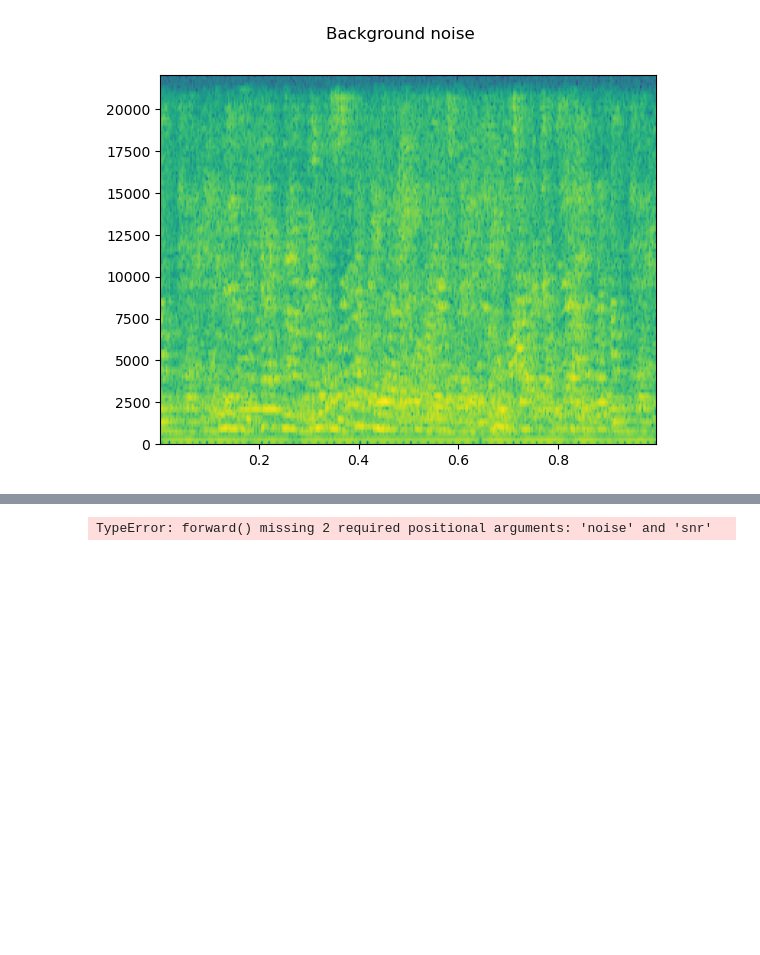
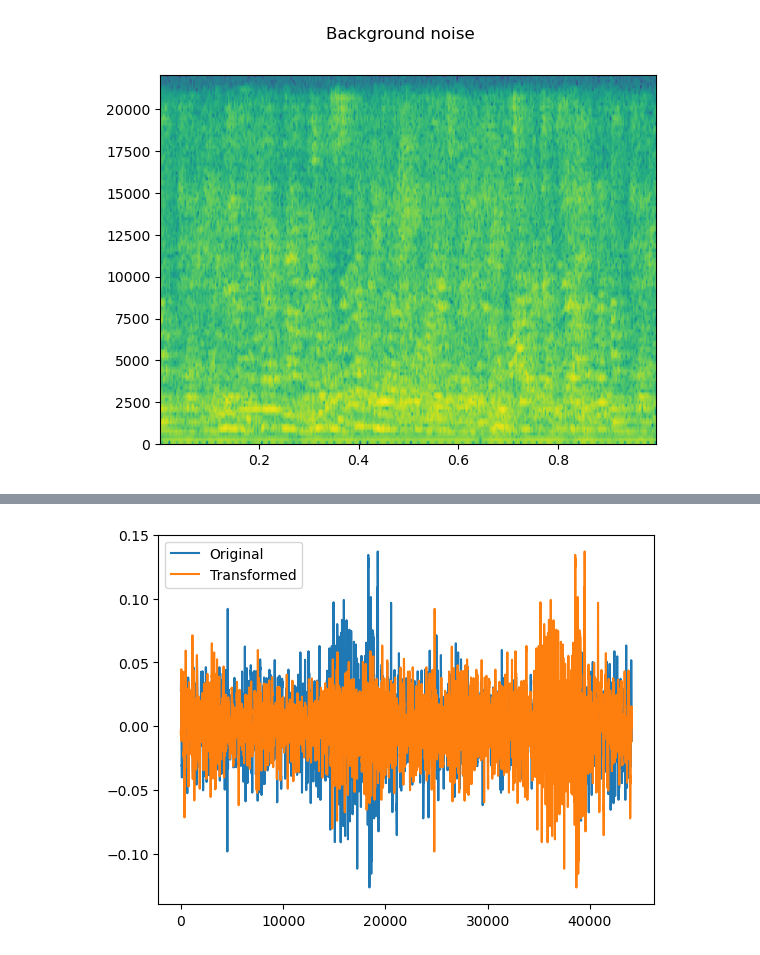
Before and after one commit to dragonsearch/DCASE-Task1, a Jupyter notebook: jupyter_data_aug.ipynb, the cells around one changed output, grey strips where cells are left out. Cells and saved outputs as stored; diff of their text form; code cells hidden in the pictures; blank space fills up the shorter version.

```diff
--- a/jupyter_data_aug.ipynb
+++ b/jupyter_data_aug.ipynb
@@ -125,8 +156,11 @@ Audio(transformed, rate=sample_rate)
 # %%
 #Test TimeShiftRange with waveform
 transform = TimeShiftRange(sample_rate=sample_rate, max_shift=5)
 transformed = transform(waveform)
-plt.plot(waveform.t().numpy())
-plt.plot(transformed.t().numpy())
+#Plot the original and transformed waveform
+plt.plot(waveform.t().numpy(), label='Original')
+plt.plot(transformed.t().numpy(), label='Transformed')
+plt.legend()
+plt.show()
 # %% [output]
-TypeError: forward() missing 2 required positional arguments: 'noise' and 'snr'
+[figure, added]
```
Also changed, not shown: parts of 16 cells of this notebook, 2 other files.
